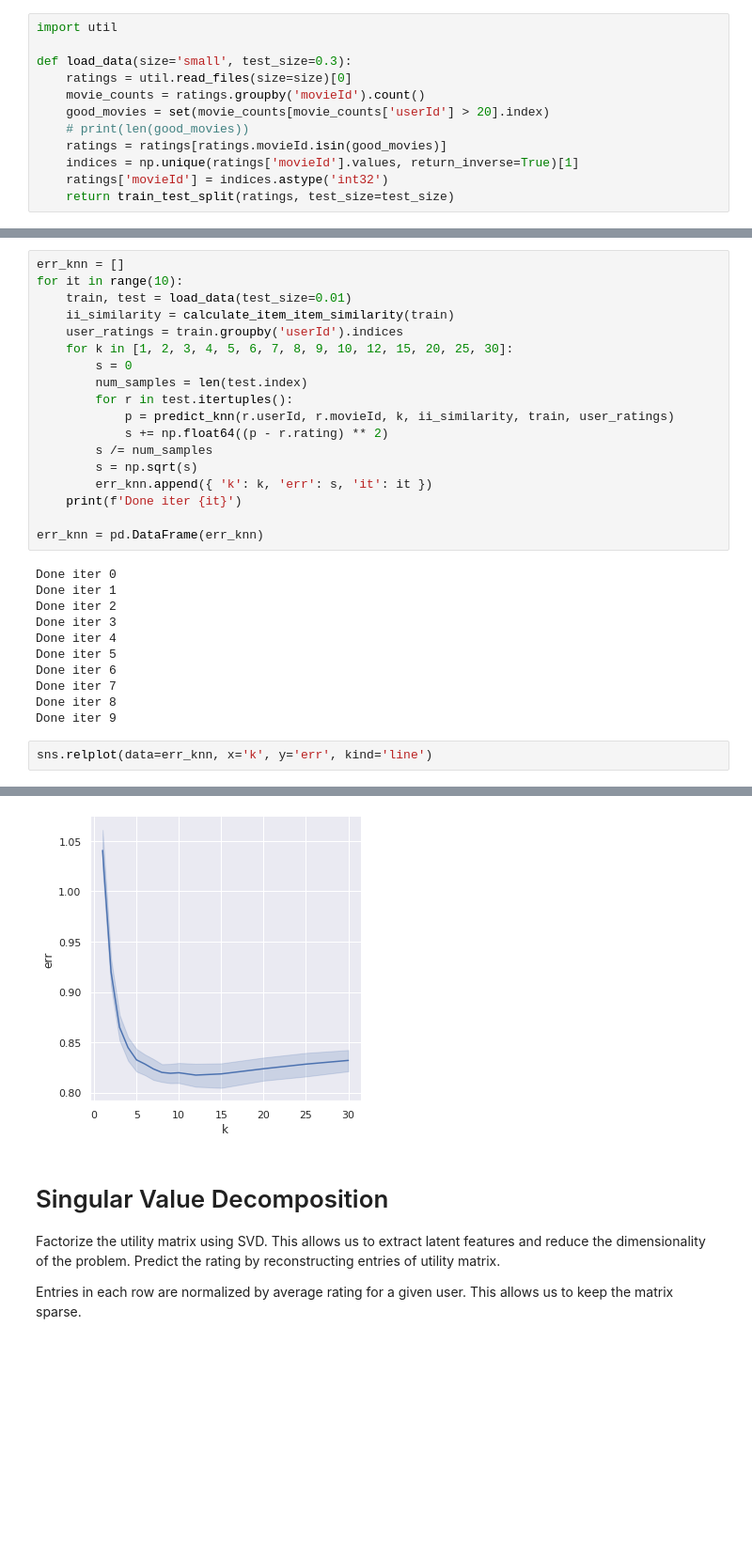
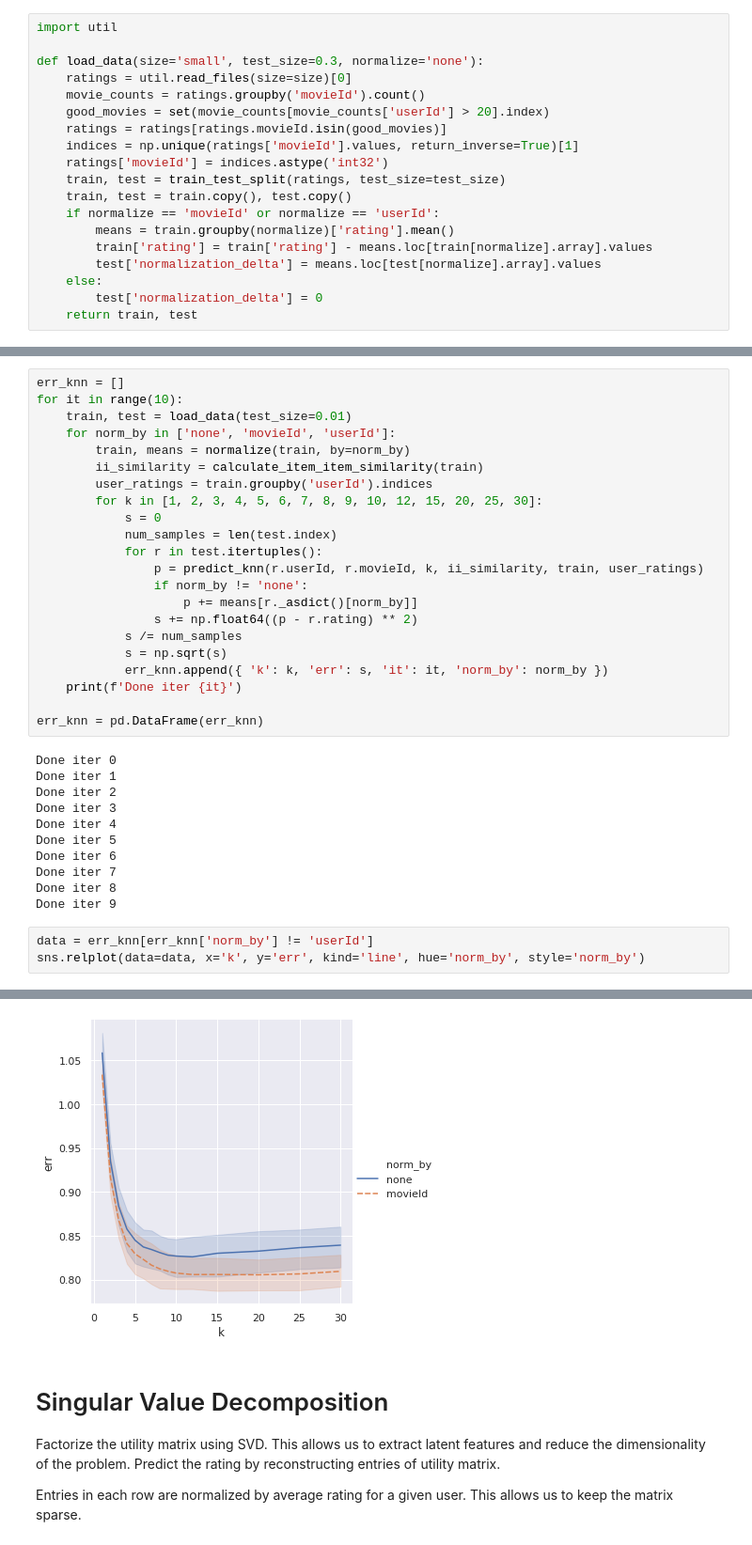
Before and after one commit to mbuszka/ml-project, a Jupyter notebook: recommendation.ipynb, the cells around one changed output, grey strips where cells are left out. Shown: that part at 94% size. Saved outputs shown, nothing was run; the diff lists cells and outputs as text; blank space fills up the shorter version.

```diff
--- a/recommendation.ipynb
+++ b/recommendation.ipynb
@@ -33,15 +37,22 @@ sns.set()
 # %%
 import util
 
-def load_data(size='small', test_size=0.3):
+def load_data(size='small', test_size=0.3, normalize='none'):
     ratings = util.read_files(size=size)[0]
     movie_counts = ratings.groupby('movieId').count()
     good_movies = set(movie_counts[movie_counts['userId'] > 20].index)
-    # print(len(good_movies))
     ratings = ratings[ratings.movieId.isin(good_movies)]
     indices = np.unique(ratings['movieId'].values, return_inverse=True)[1]
     ratings['movieId'] = indices.astype('int32')
-    return train_test_split(ratings, test_size=test_size)
+    train, test = train_test_split(ratings, test_size=test_size)
+    train, test = train.copy(), test.copy()
+    if normalize == 'movieId' or normalize == 'userId':
+        means = train.groupby(normalize)['rating'].mean()
+        train['rating'] = train['rating'] - means.loc[train[normalize].array].values
+        test['normalization_delta'] = means.loc[test[normalize].array].values
+    else:
+        test['normalization_delta'] = 0
+    return train, test
 # %% [markdown]
 # Item-item collaborative filtering
 First precompute similarity matrix between all items
@@ -131,17 +156,21 @@ def predict_knn(user, movie, k, ii_similarity, ratings, user_ratings):
 err_knn = []
 for it in range(10):
     train, test = load_data(test_size=0.01)
-    ii_similarity = calculate_item_item_similarity(train)
-    user_ratings = train.groupby('userId').indices
-    for k in [1, 2, 3, 4, 5, 6, 7, 8, 9, 10, 12, 15, 20, 25, 30]:
-        s = 0
-        num_samples = len(test.index)
-        for r in test.itertuples():
-            p = predict_knn(r.userId, r.movieId, k, ii_similarity, train, user_ratings)
-            s += np.float64((p - r.rating) ** 2)
-        s /= num_samples
-        s = np.sqrt(s)
-        err_knn.append({ 'k': k, 'err': s, 'it': it })
+    for norm_by in ['none', 'movieId', 'userId']:
+        train, means = normalize(train, by=norm_by)
+        ii_similarity = calculate_item_item_similarity(train)
+        user_ratings = train.groupby('userId').indices
+        for k in [1, 2, 3, 4, 5, 6, 7, 8, 9, 10, 12, 15, 20, 25, 30]:
+            s = 0
+            num_samples = len(test.index)
+            for r in test.itertuples():
+                p = predict_knn(r.userId, r.movieId, k, ii_similarity, train, user_ratings)
+                if norm_by != 'none':
+                    p += means[r._asdict()[norm_by]]
+                s += np.float64((p - r.rating) ** 2)
+            s /= num_samples
+            s = np.sqrt(s)
+            err_knn.append({ 'k': k, 'err': s, 'it': it, 'norm_by': norm_by })
     print(f'Done iter {it}')
 
 err_knn = pd.DataFrame(err_knn)
@@ -157,10 +186,11 @@ Done iter 7
 Done iter 8
 Done iter 9
 # %%
-sns.relplot(data=err_knn, x='k', y='err', kind='line')
+data = err_knn[err_knn['norm_by'] != 'userId']
+sns.relplot(data=data, x='k', y='err', kind='line', hue='norm_by', style='norm_by')
 # %% [output]
 <seaborn.axisgrid.FacetGrid at 0x...>
-[figure, old version]
+[figure, new version]
 # %% [markdown]
 # Singular Value Decomposition
 Factorize the utility matrix using SVD. This allows us to extract latent features
```
Also changed, not shown: parts of 7 cells of this notebook.
